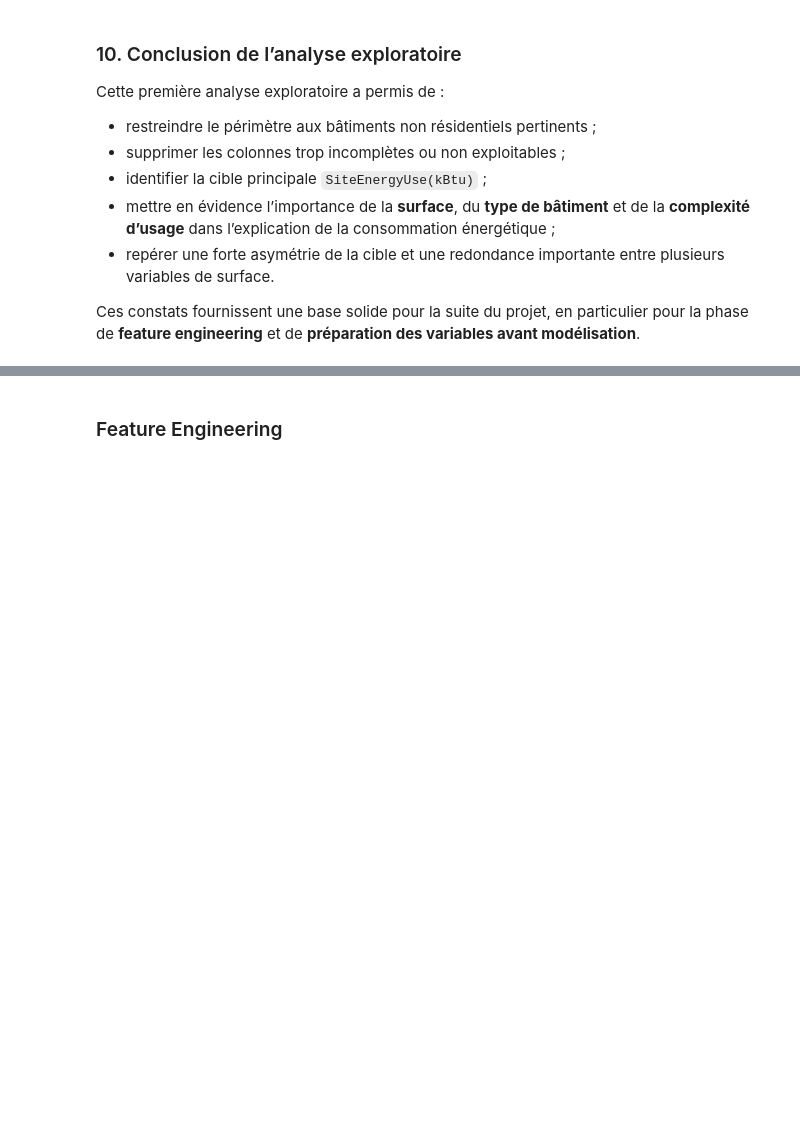
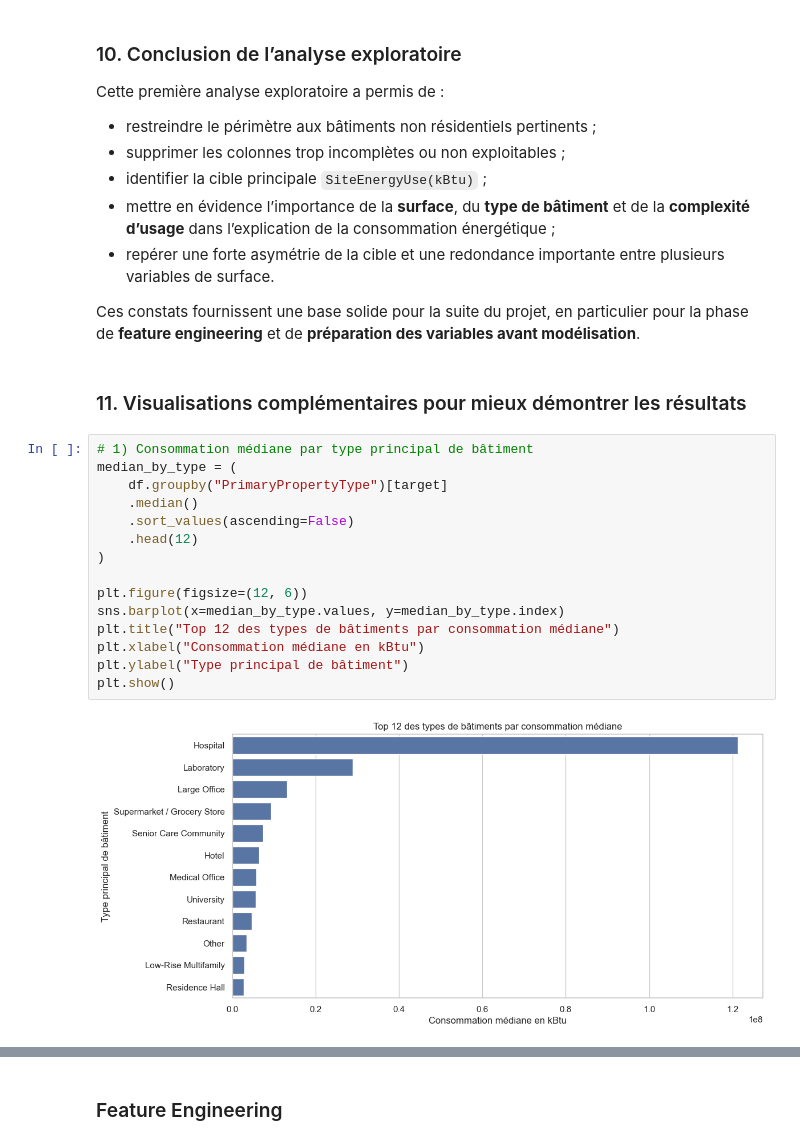
Before and after one commit to aaronsaintroch/seattle-energy-project, a Jupyter notebook: notebooks/P3_Seattle_Energy.ipynb, the cells around one changed output, grey strips where cells are left out. Drawn from its saved outputs; the diff is of its cells as text; blank space fills up the shorter version.

```diff
--- a/notebooks/P3_Seattle_Energy.ipynb
+++ b/notebooks/P3_Seattle_Energy.ipynb
@@ -539,3 +539,22 @@ Cette première analyse exploratoire a permis de :
 - repérer une forte asymétrie de la cible et une redondance importante entre plusieurs variables de surface.
 
 Ces constats fournissent une base solide pour la suite du projet, en particulier pour la phase de **feature engineering** et de **préparation des variables avant modélisation**.
+# %% [markdown]
+### 11. Visualisations complémentaires pour mieux démontrer les résultats
+# %%
+# 1) Consommation médiane par type principal de bâtiment
+median_by_type = (
+    df.groupby("PrimaryPropertyType")[target]
+    .median()
+    .sort_values(ascending=False)
+    .head(12)
+)
+
+plt.figure(figsize=(12, 6))
+sns.barplot(x=median_by_type.values, y=median_by_type.index)
+plt.title("Top 12 des types de bâtiments par consommation médiane")
+plt.xlabel("Consommation médiane en kBtu")
+plt.ylabel("Type principal de bâtiment")
+plt.show()
+# %% [output]
+[figure, added]
```
Also changed, not shown: parts of 38 cells of this notebook, 1 other file.
